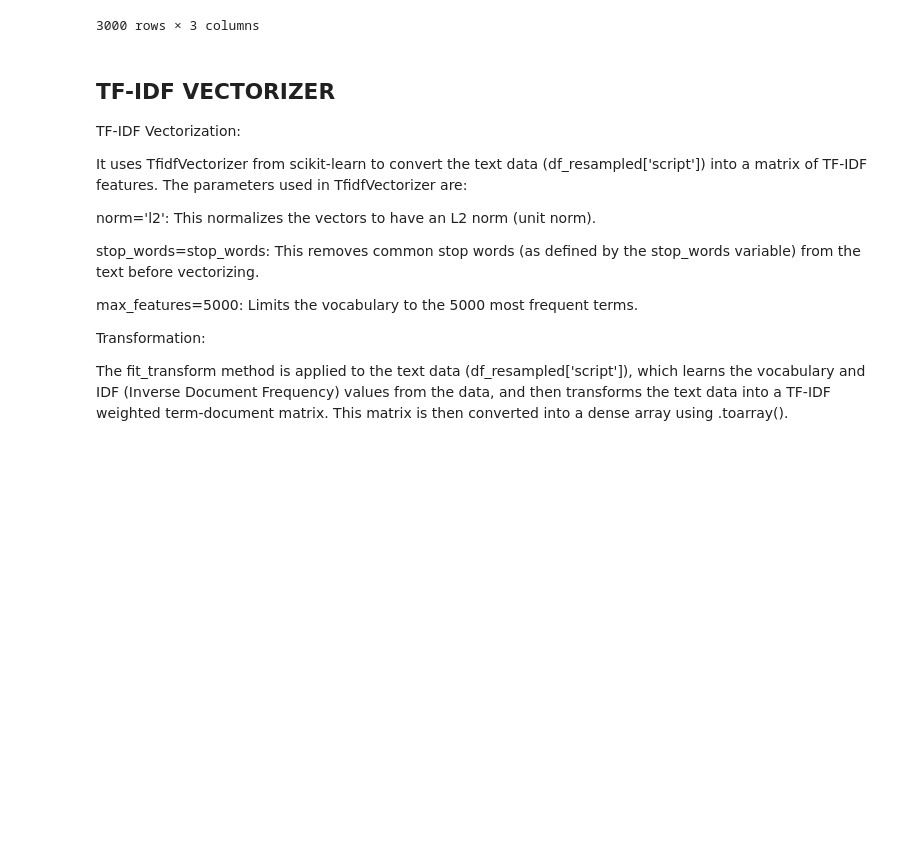
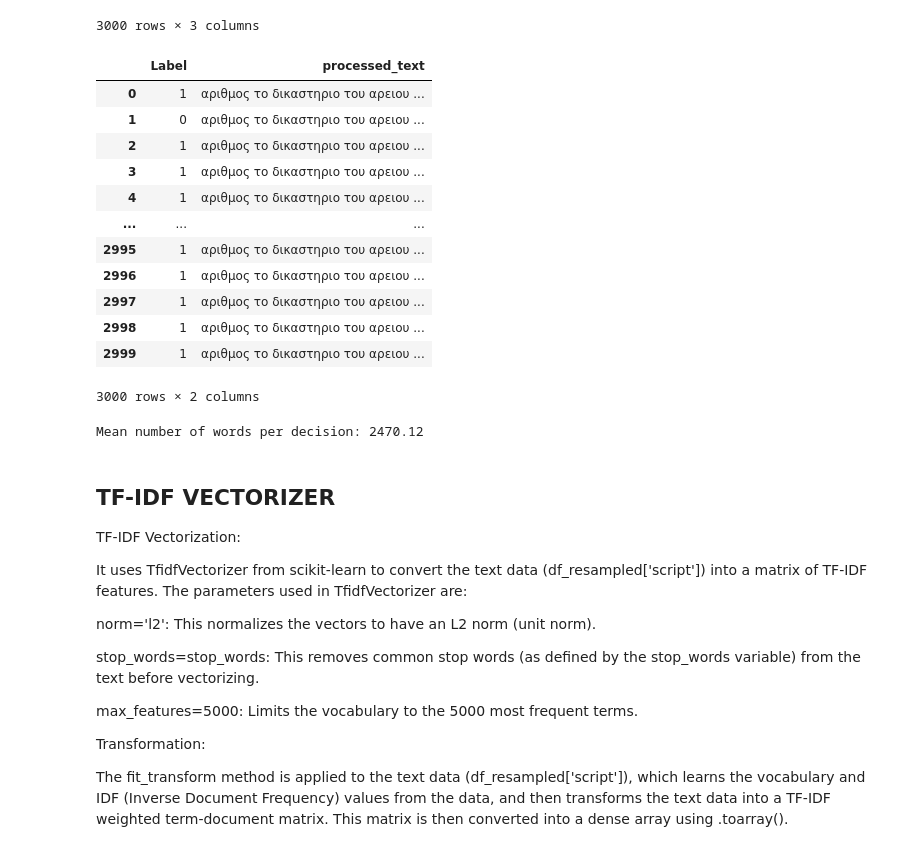
Before and after one commit to kebelouah/decisions_thesis, a Jupyter notebook: areiospagos_models.ipynb, the cells around one changed output. Drawn from its saved outputs; the diff is of its cells as text; code cells hidden in the pictures; blank space fills up the shorter version.

```diff
--- a/areiospagos_models.ipynb
+++ b/areiospagos_models.ipynb
@@ -179,3 +179,31 @@ df = pd.read_csv('final_with_cut_ap_df.csv')
+# %%
+df
+# %% [output]
+|  | Label | processed_text |
+| 0 | 1 | αριθμος το δικαστηριο του αρειου ... |
+| 1 | 0 | αριθμος το δικαστηριο του αρειου ... |
+| 2 | 1 | αριθμος το δικαστηριο του αρειου ... |
+| 3 | 1 | αριθμος το δικαστηριο του αρειου ... |
+| 4 | 1 | αριθμος το δικαστηριο του αρειου ... |
+| ... | ... | ... |
+| 2995 | 1 | αριθμος το δικαστηριο του αρειου ... |
+| 2996 | 1 | αριθμος το δικαστηριο του αρειου ... |
+| 2997 | 1 | αριθμος το δικαστηριο του αρειου ... |
+| 2998 | 1 | αριθμος το δικαστηριο του αρειου ... |
+| 2999 | 1 | αριθμος το δικαστηριο του αρειου ... |
+3000 rows × 2 columns
+# %%
+column_name = 'processed_text'
+
+# Count the number of words in each decision
+df['word_count'] = df[column_name].apply(lambda x: len(str(x).split()))
+
+# Calculate the mean number of words per decision
+mean_word_count = df['word_count'].mean()
+
+print(f"Mean number of words per decision: {mean_word_count:.2f}")
+# %% [output]
+Mean number of words per decision: 2470.12
 # %% [markdown]
 ## TF-IDF VECTORIZER ##
 TF-IDF Vectorization:
```
Also changed, not shown: parts of 2 cells of this notebook, 14 other files.
